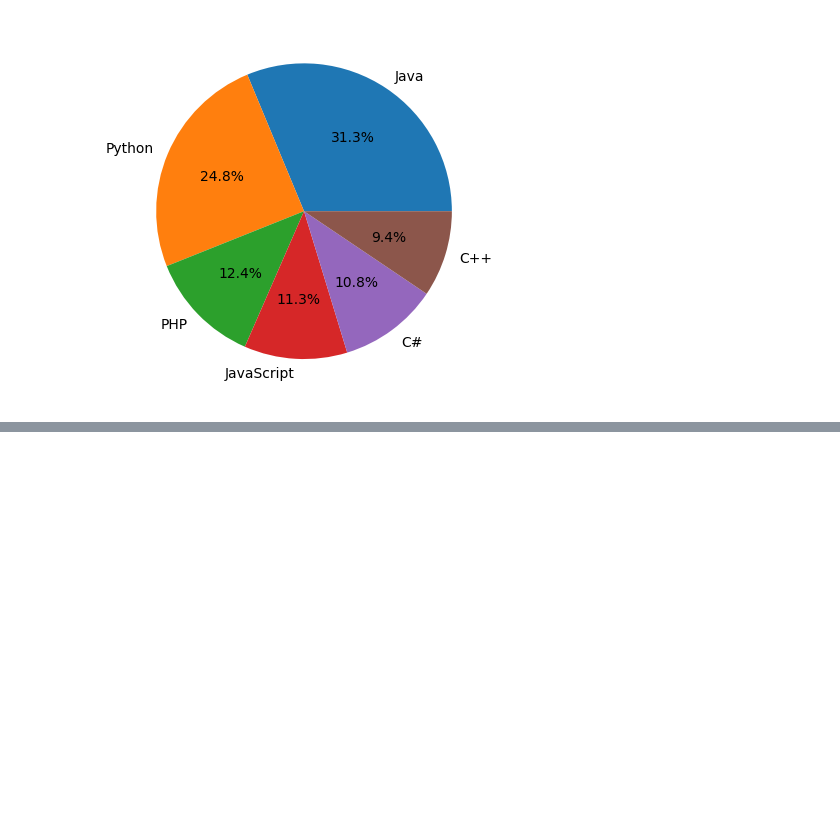
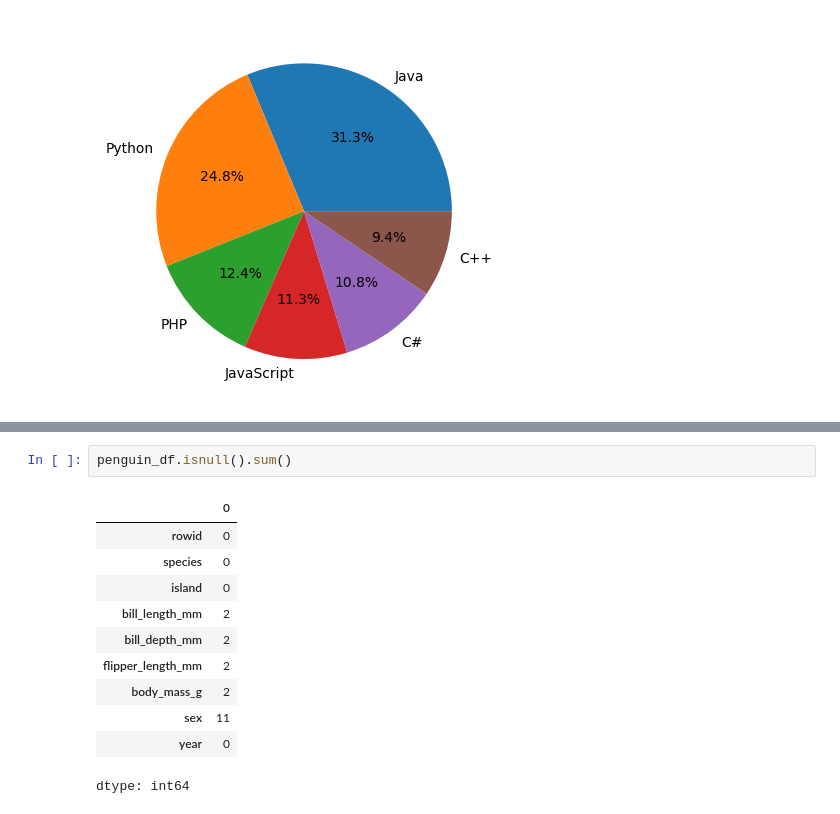
Before and after one commit to Kksairaah/Kksairaah.github.io, a Jupyter notebook: S719.ipynb, the cells around one changed output, grey strips where cells are left out. Drawn from its saved outputs; the diff is of its cells as text; blank space fills up the shorter version.

```diff
--- a/S719.ipynb
+++ b/S719.ipynb
@@ -64,0 +97,14 @@ ax.pie(sizes, labels=labels, autopct='%1.1f%%')
+# %%
+penguin_df.isnull().sum()
+# %% [output]
+|  | 0 |
+| rowid | 0 |
+| species | 0 |
+| island | 0 |
+| bill_length_mm | 2 |
+| bill_depth_mm | 2 |
+| flipper_length_mm | 2 |
+| body_mass_g | 2 |
+| sex | 11 |
+| year | 0 |
+dtype: int64
```
Also changed, not shown: parts of 6 cells of this notebook.
